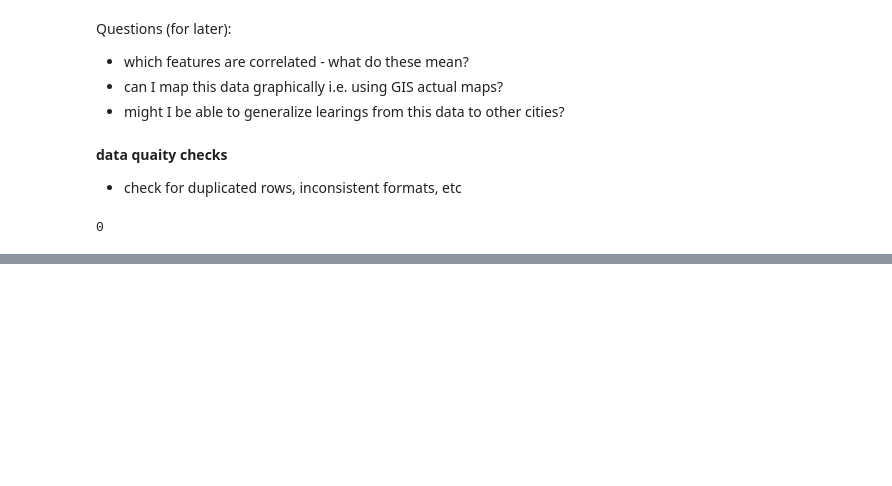
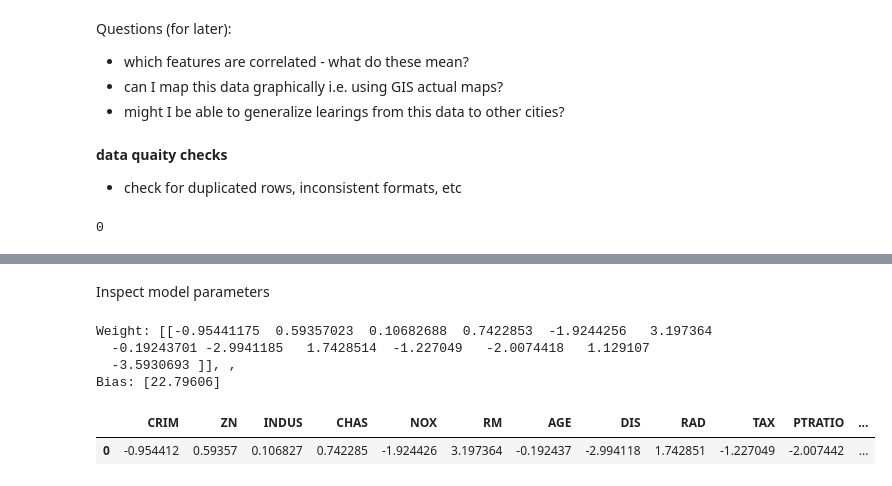
Before and after one commit to danielobembe/DeepLearningCourse, a Jupyter notebook: pytorch_dl_and_ai/01_ML_and_Neurons/boston.ipynb, the cells around one changed output, grey strips where cells are left out. Drawn from its saved outputs; the diff is of its cells as text; code cells hidden in the pictures; blank space fills up the shorter version.

```diff
--- a/pytorch_dl_and_ai/01_ML_and_Neurons/boston.ipynb
+++ b/pytorch_dl_and_ai/01_ML_and_Neurons/boston.ipynb
@@ -321,0 +456,20 @@ df.duplicated().sum()
+# %% [markdown]
+Inspect model parameters
+# %%
+w = model.weight.data.numpy()
+b = model.bias.data.numpy()
+
+print(f"Weight: {w}, , \nBias: {b}")
+# %% [output]
+Weight: [[-0.95441175  0.59357023  0.10682688  0.7422853  -1.9244256   3.197364
+  -0.19243701 -2.9941185   1.7428514  -1.227049   -2.0074418   1.129107
+  -3.5930693 ]], ,
+Bias: [22.79606]
+# %%
+pd.DataFrame(
+    data= w,
+    columns=predictor_cols
+)
+# %% [output]
+|  | CRIM | ZN | INDUS | CHAS | NOX | RM | AGE | DIS | RAD | TAX | PTRATIO | ... |
+| 0 | -0.954412 | 0.59357 | 0.106827 | 0.742285 | -1.924426 | 3.197364 | -0.192437 | -2.994118 | 1.742851 | -1.227049 | -2.007442 | ... |
```
Also changed, not shown: parts of 25 cells of this notebook.
